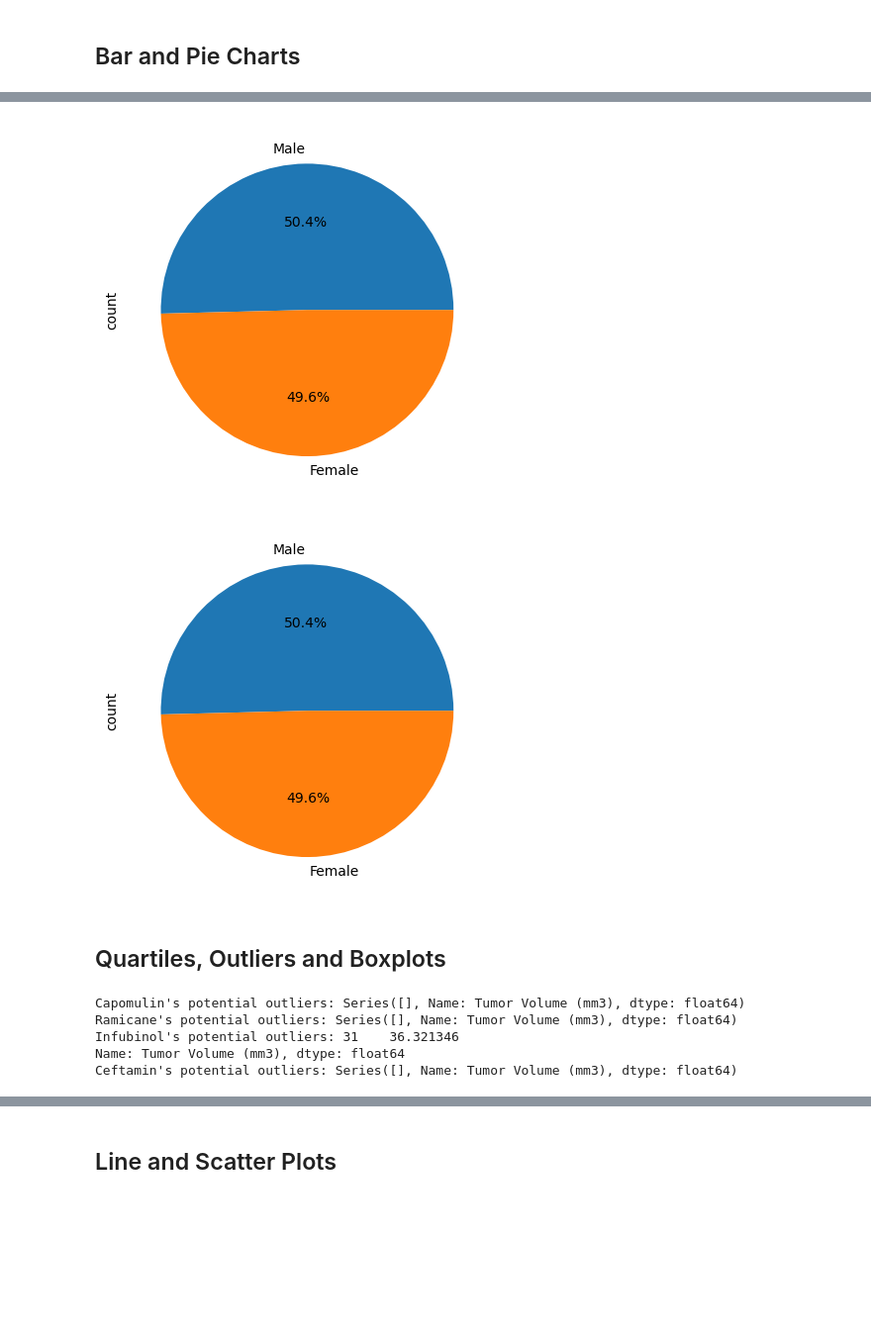
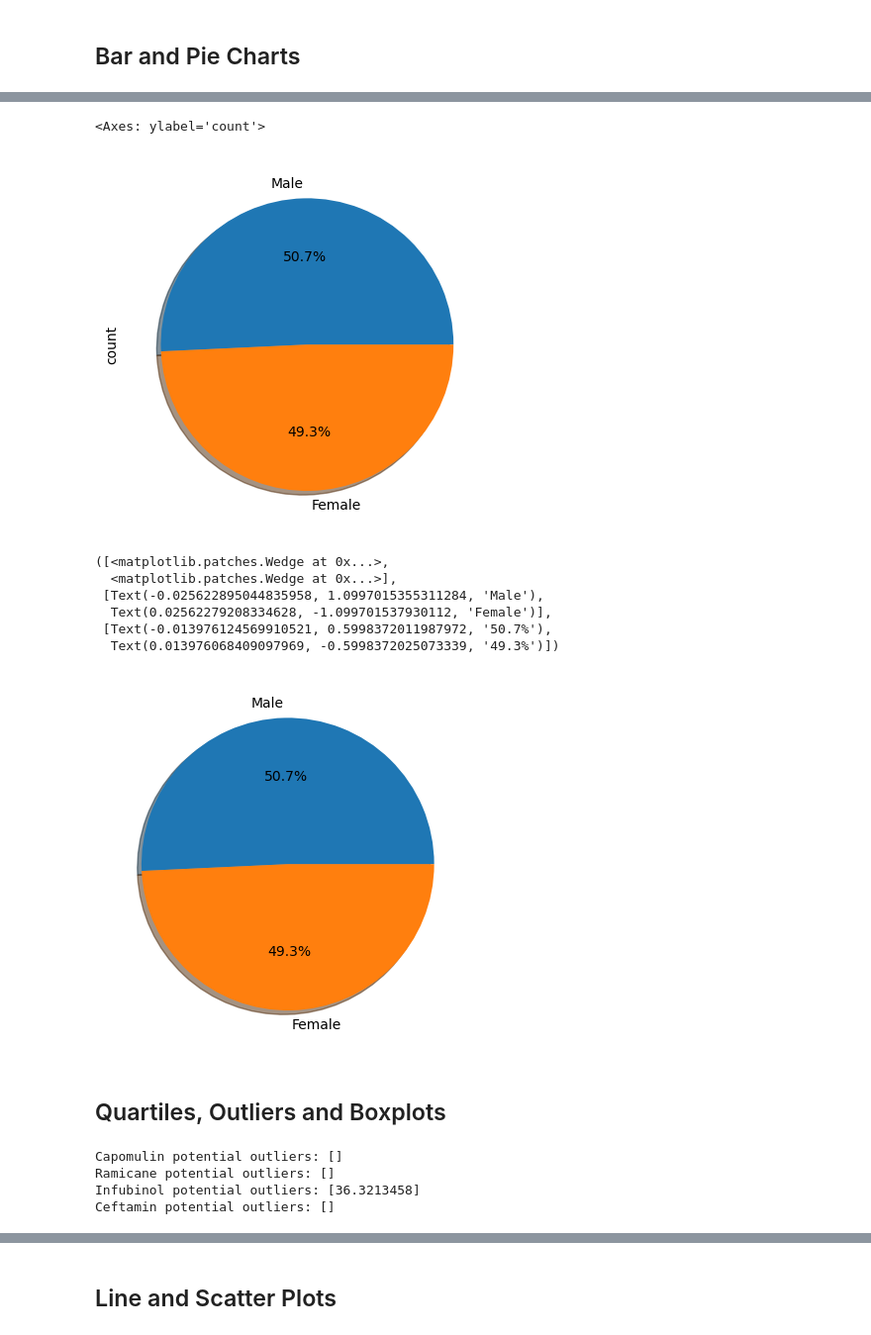
Before and after one commit to cindyd97/Comparing_Pharma_Drug_Performance, a Jupyter notebook: homework material/pymaceuticals_starter.ipynb, the cells around one changed output, grey strips where cells are left out. Shown at 99% size. Drawn from its saved outputs; the diff is of its cells as text; code cells hidden in the pictures; blank space fills up the shorter version.

```diff
--- a/homework material/pymaceuticals_starter.ipynb
+++ b/homework material/pymaceuticals_starter.ipynb
@@ -132,20 +157,29 @@ std_dev = drug[['Tumor Volume (mm3)']].std()
 # Generate a pie chart, using Pandas, showing the distribution of unique female versus male mice used in the study
 
 # Get the unique mice with their gender
-
+gender_counts = clean_data['Sex'].value_counts()
 
 # Make the pie chart
+gender_counts.plot(kind='pie',autopct='%1.1f%%', shadow=True, startangle=360)
 # %% [output]
+<Axes: ylabel='count'>
-[figure, old version]
+[figure, new version]
 # %%
 # Generate a pie chart, using pyplot, showing the distribution of unique female versus male mice used in the study
 
 # Get the unique mice with their gender
 
-
+gender_counts = clean_data['Sex'].value_counts()
 # Make the pie chart
+plt.pie(gender_counts,labels=gender_counts.index,autopct='%1.1f%%', startangle=360, shadow=True)
 # %% [output]
+([<matplotlib.patches.Wedge at 0x...>,
+  <matplotlib.patches.Wedge at 0x...>],
+ [Text(-0.025622895044835958, 1.0997015355311284, 'Male'),
+  Text(0.02562279208334628, -1.099701537930112, 'Female')],
+ [Text(-0.013976124569910521, 0.5998372011987972, '50.7%'),
+  Text(0.013976068409097969, -0.5998372025073339, '49.3%')])
-[figure, old version]
+[figure, new version]
 # %% [markdown]
 ## Quartiles, Outliers and Boxplots
 # %%
@@ -159,25 +194,32 @@ std_dev = drug[['Tumor Volume (mm3)']].std()
 # %%
 # Put treatments into a list for for loop (and later for plot labels)
 
-
+treatment = ['Capomulin', 'Ramicane', 'Infubinol', 'Ceftamin']
 # Create empty list to fill with tumor vol data (for plotting)
-
+tumor_volume2 = []
 
 # Calculate the IQR and quantitatively determine if there are any potential outliers.
-
-
+for x in treatment:
     # Locate the rows which contain mice on each drug and get the tumor volumes
-
+    treatment_data = merged_cd[merged_cd['Drug Regimen'] == x]['Tumor Volume (mm3)']
 
     # add subset
-
+    tumor_volume2.append(treatment_data)
 
     # Determine outliers using upper and lower bounds
+    q1 = treatment_data.quantile(0.25)
+    q3 = treatment_data.quantile(0.75)
+    iqr = q3 - q1
+
+    low = q1 - 1.5 * iqr
+    up = q3 + 1.5 * iqr
+
+    outliers = treatment_data[(treatment_data < low)|(treatment_data>up)]
+    print(f'{x} potential outliers: {outliers.tolist()}')
 # %% [output]
-Capomulin's potential outliers: Series([], Name: Tumor Volume (mm3), dtype: float64)
-Ramicane's potential outliers: Series([], Name: Tumor Volume (mm3), dtype: float64)
-Infubinol's potential outliers: 31    36.321346
-Name: Tumor Volume (mm3), dtype: float64
-Ceftamin's potential outliers: Series([], Name: Tumor Volume (mm3), dtype: float64)
+Capomulin potential outliers: []
+Ramicane potential outliers: []
+Infubinol potential outliers: [36.3213458]
+Ceftamin potential outliers: []
 # %%
 # Generate a box plot that shows the distribution of the tumor volume for each treatment group.
```
Also changed, not shown: parts of 10 cells of this notebook.
